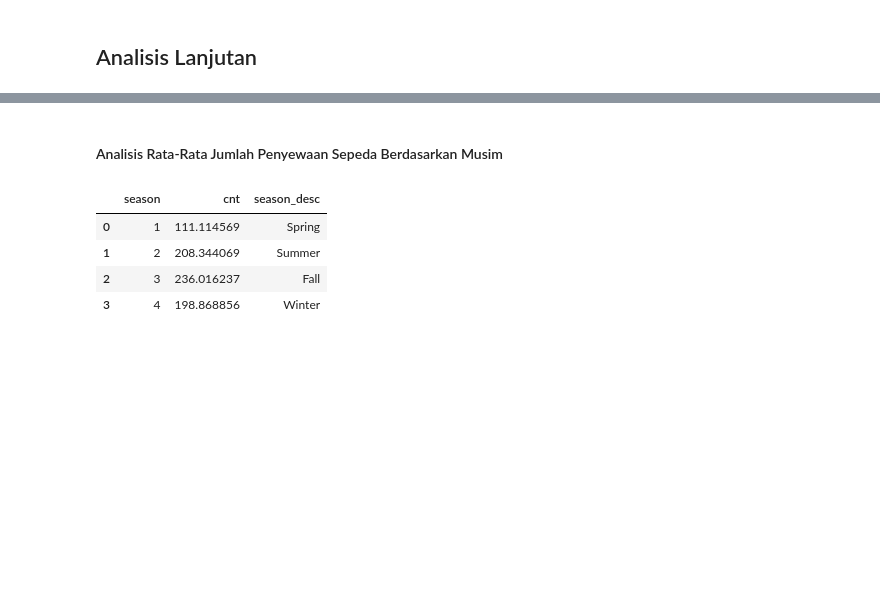
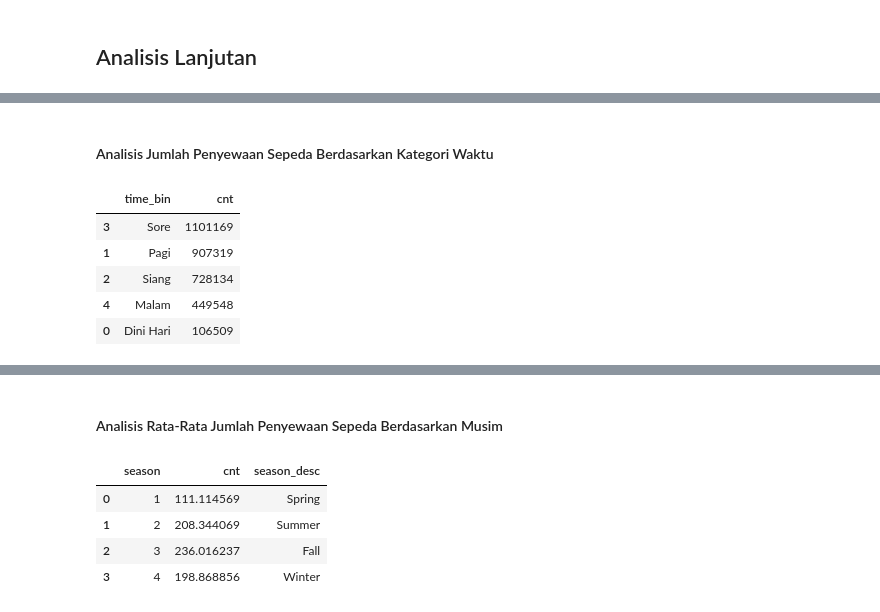
Before and after one commit to wahyunirosyidah/Bike-Sharing-Dashboard, a Jupyter notebook: notebook.ipynb, the cells around one changed output, grey strips where cells are left out. Saved outputs shown, nothing was run; the diff lists cells and outputs as text; code cells hidden in the pictures; blank space fills up the shorter version.

```diff
--- a/notebook.ipynb
+++ b/notebook.ipynb
@@ -597,0 +595,20 @@ plt.show()
+# %% [markdown]
+#### Analisis Jumlah Penyewaan Sepeda Berdasarkan Kategori Waktu
+# %%
+
+batas = [0, 5, 11, 15, 19, 23]
+labels = ['Dini Hari', 'Pagi', 'Siang', 'Sore', 'Malam']
+
+# Gunakan pd.cut() untuk binning
+hour_df['time_bin'] = pd.cut(hour_df['hr'], bins=batas, labels=labels, include_lowest=True)
+time_category = hour_df.groupby('time_bin')['cnt'].sum().reset_index()
+time_category = time_category.sort_values(by='cnt', ascending=False)
+
+time_category
+# %% [output]
+|  | time_bin | cnt |
+| 3 | Sore | 1101169 |
+| 1 | Pagi | 907319 |
+| 2 | Siang | 728134 |
+| 4 | Malam | 449548 |
+| 0 | Dini Hari | 106509 |
```
Also changed, not shown: parts of 14 cells of this notebook, 1 other file.
